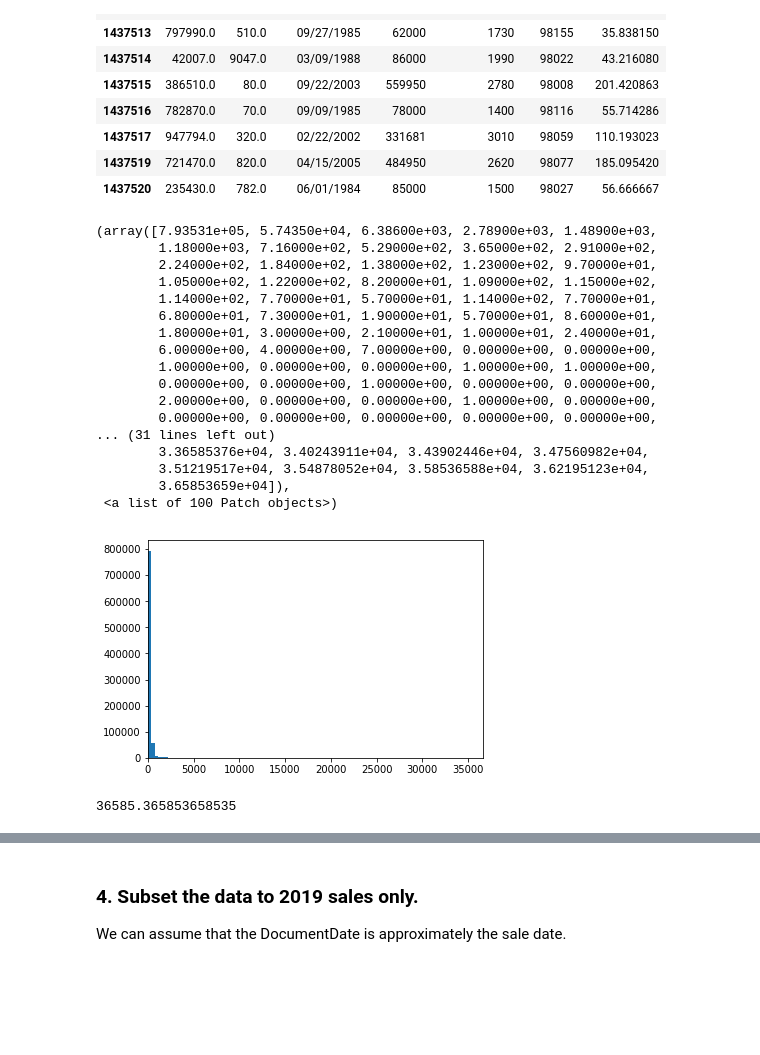
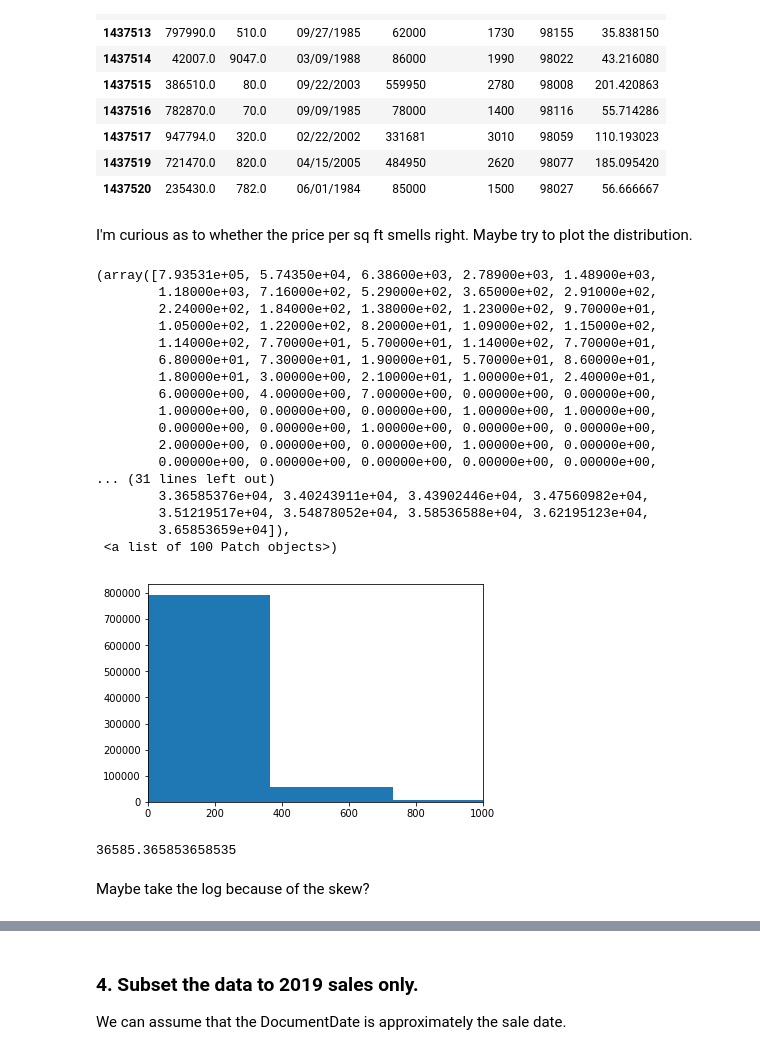
Before and after one commit to MangrobanGit/pandas-3-data-cleaning-seattle-ds-career-040119, a Jupyter notebook: pandas-3-data-cleaning.ipynb, the cells around one changed output, grey strips where cells are left out. Saved outputs shown, nothing was run; the diff lists cells and outputs as text; code cells hidden in the pictures; blank space fills up the shorter version.

```diff
--- a/pandas-3-data-cleaning.ipynb
+++ b/pandas-3-data-cleaning.ipynb
@@ -659,35 +679,37 @@ sales_data
+# %% [markdown]
+I'm curious as to whether the price per sq ft smells right. Maybe try to plot the distribution.
 # %%
 from matplotlib import pyplot as plt
 %matplotlib inline
 # %%
 fig, ax = plt.subplots()
 
-ax.set_xlim(0,sales_data['PricePerSqFt'].max())
+ax.set_xlim(0,1000)
 # Set limits
 #ax.set_xlim(1, 15)
 #ax.set_ylim(0, 100)
 
 
 ax.hist(sales_data['PricePerSqFt'], bins = 100)
 # %% [output]
 (array([7.93531e+05, 5.74350e+04, 6.38600e+03, 2.78900e+03, 1.48900e+03,
         1.18000e+03, 7.16000e+02, 5.29000e+02, 3.65000e+02, 2.91000e+02,
         2.24000e+02, 1.84000e+02, 1.38000e+02, 1.23000e+02, 9.70000e+01,
         1.05000e+02, 1.22000e+02, 8.20000e+01, 1.09000e+02, 1.15000e+02,
         1.14000e+02, 7.70000e+01, 5.70000e+01, 1.14000e+02, 7.70000e+01,
         6.80000e+01, 7.30000e+01, 1.90000e+01, 5.70000e+01, 8.60000e+01,
         1.80000e+01, 3.00000e+00, 2.10000e+01, 1.00000e+01, 2.40000e+01,
         6.00000e+00, 4.00000e+00, 7.00000e+00, 0.00000e+00, 0.00000e+00,
         1.00000e+00, 0.00000e+00, 0.00000e+00, 1.00000e+00, 1.00000e+00,
         0.00000e+00, 0.00000e+00, 1.00000e+00, 0.00000e+00, 0.00000e+00,
         2.00000e+00, 0.00000e+00, 0.00000e+00, 1.00000e+00, 0.00000e+00,
         0.00000e+00, 0.00000e+00, 0.00000e+00, 0.00000e+00, 0.00000e+00,
 ... (31 lines left out)
         3.36585376e+04, 3.40243911e+04, 3.43902446e+04, 3.47560982e+04,
         3.51219517e+04, 3.54878052e+04, 3.58536588e+04, 3.62195123e+04,
         3.65853659e+04]),
  <a list of 100 Patch objects>)
-[figure, old version]
+[figure, new version]
 # %%
 print(sales_data['PricePerSqFt'].max())
 # %% [output]
@@ -715,0 +717,2 @@ ax.plot(x, y, linestyle="dashed", color="green")
+# %% [markdown]
+Maybe take the log because of the skew?
```
Also changed, not shown: parts of 32 cells of this notebook.
